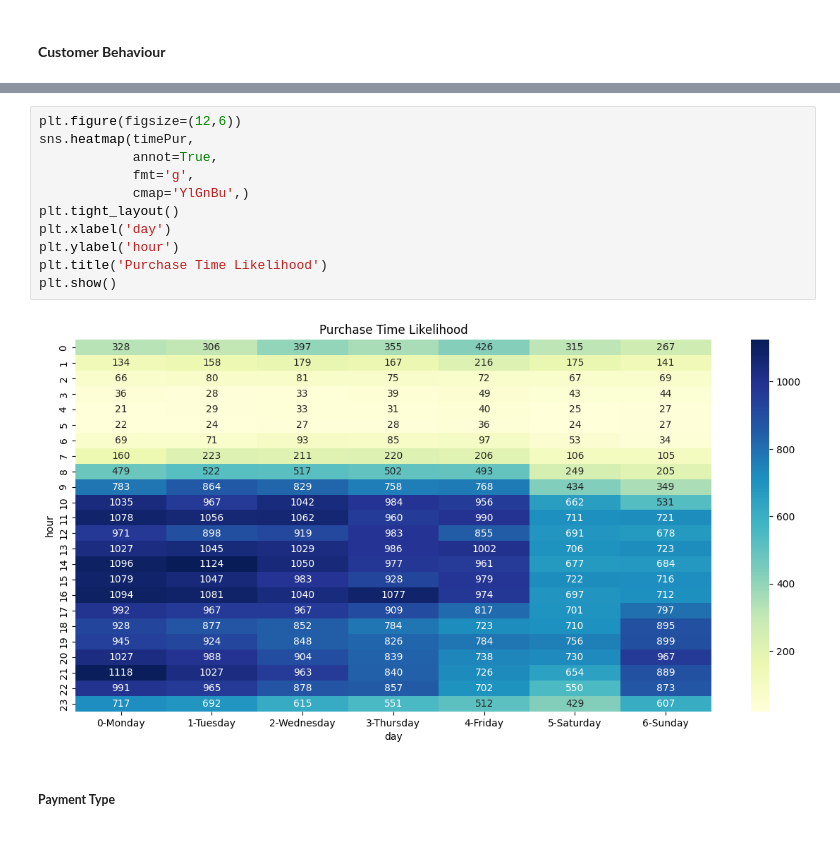
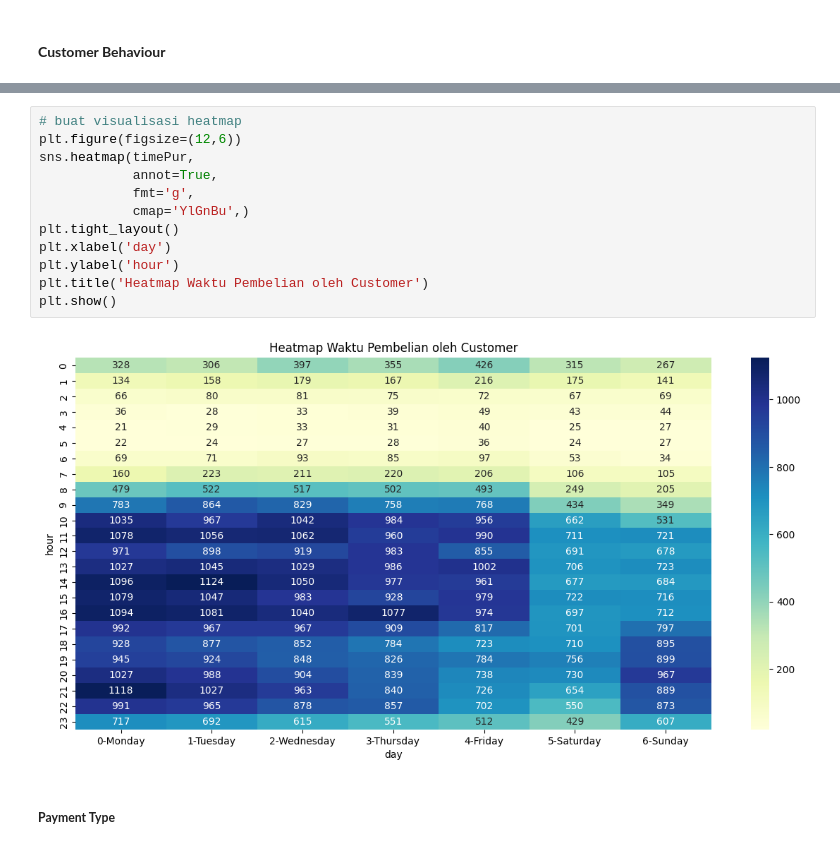
Before and after one commit to aridiawan/ecommerce-analysis, a Jupyter notebook: notebooks/2.0.1-eda-business.ipynb, the cells around one changed output, grey strips where cells are left out. Saved outputs shown, nothing was run; the diff lists cells and outputs as text.

```diff
--- a/notebooks/2.0.1-EDA.ipynb
+++ b/notebooks/2.0.1-eda-business.ipynb
@@ -142,16 +119,17 @@ timePur.head()
 # %%
+# buat visualisasi heatmap
 plt.figure(figsize=(12,6))
 sns.heatmap(timePur,
             annot=True,
             fmt='g',
             cmap='YlGnBu',)
 plt.tight_layout()
 plt.xlabel('day')
 plt.ylabel('hour')
-plt.title('Purchase Time Likelihood')
+plt.title('Heatmap Waktu Pembelian oleh Customer')
 plt.show()
 # %% [output]
-[figure, old version]
+[figure, new version]
 # %% [markdown]
 ##### **Payment Type**
 # %%
```
Also changed, not shown: parts of 14 cells of this notebook.
